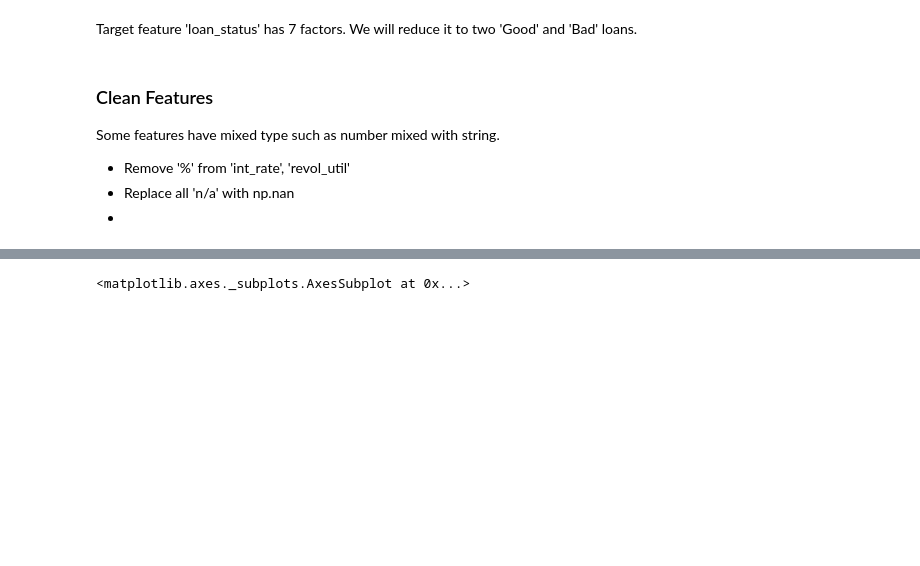
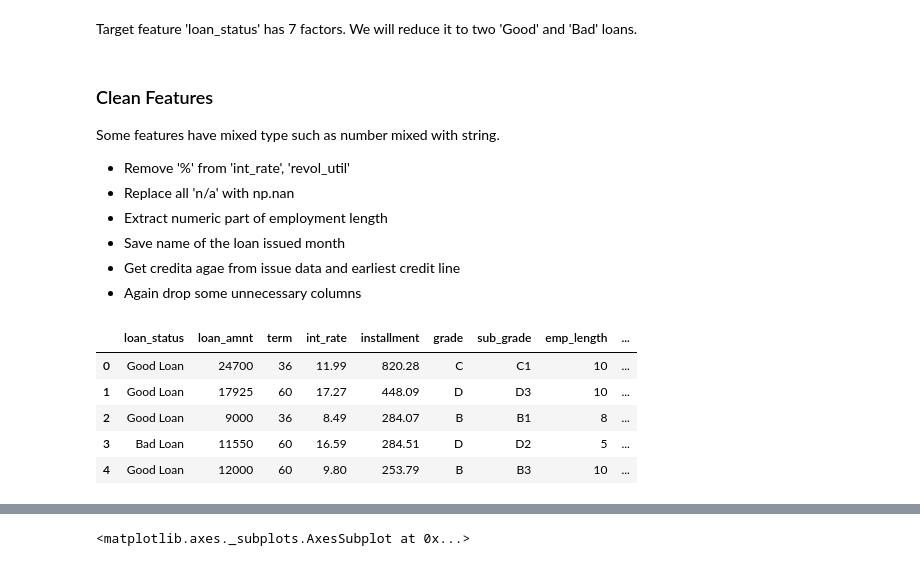
Before and after one commit to truzmeto/LoanStatusPrediction, a Jupyter notebook: kernel.ipynb, the cells around one changed output, grey strips where cells are left out. Saved outputs shown, nothing was run; the diff lists cells and outputs as text; code cells hidden in the pictures; blank space fills up the shorter version.

```diff
--- a/kernel.ipynb
+++ b/kernel.ipynb
@@ -94,7 +98,10 @@ Some features have mixed type such as number mixed with string.
 
 * Remove '%' from 'int_rate', 'revol_util'
 * Replace all 'n/a' with np.nan
-*
+* Extract numeric part of employment length
+* Save name of the loan issued month
+* Get credita agae from issue data and earliest credit line
+* Again drop some unnecessary columns
 # %%
 def CleanData(df):
     """
@@ -138,2 +142,9 @@ df = CleanData(df)
 # %%
-df.sub_grade
+df.head()
+# %% [output]
+|  | loan_status | loan_amnt | term | int_rate | installment | grade | sub_grade | emp_length | ... |
+| 0 | Good Loan | 24700 | 36 | 11.99 | 820.28 | C | C1 | 10 | ... |
+| 1 | Good Loan | 17925 | 60 | 17.27 | 448.09 | D | D3 | 10 | ... |
+| 2 | Good Loan | 9000 | 36 | 8.49 | 284.07 | B | B1 | 8 | ... |
+| 3 | Bad Loan | 11550 | 60 | 16.59 | 284.51 | D | D2 | 5 | ... |
+| 4 | Good Loan | 12000 | 60 | 9.80 | 253.79 | B | B3 | 10 | ... |
```
Also changed, not shown: parts of 18 cells of this notebook, 4 other files.
